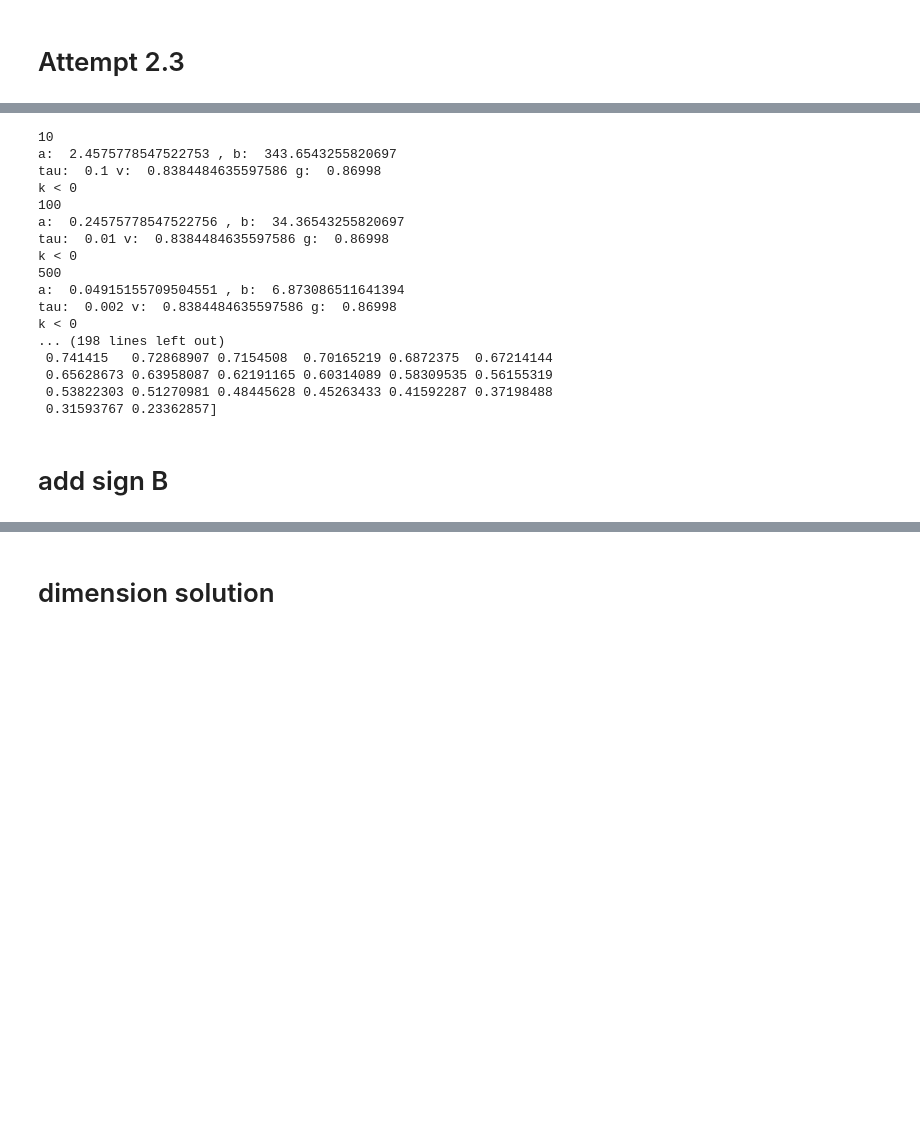
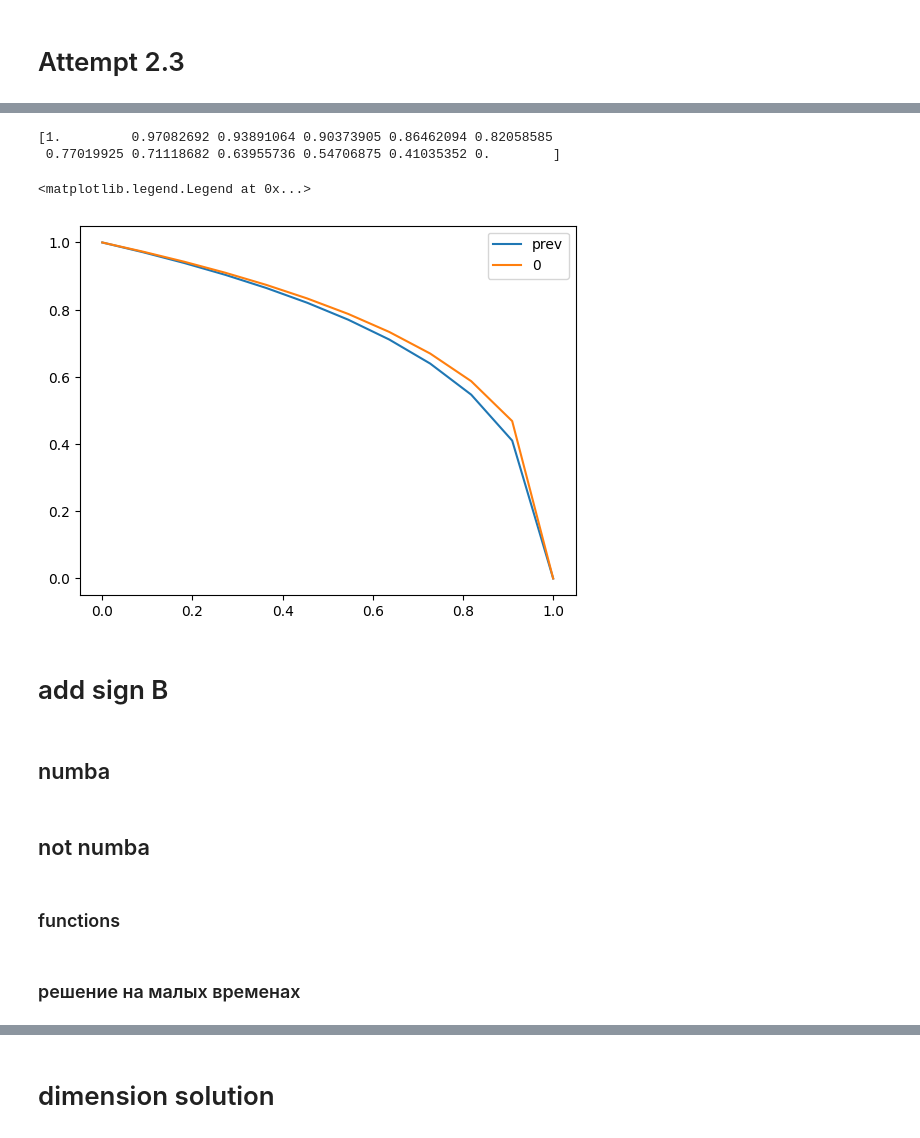
Before and after one commit to dashadem/CO2lovers, a Jupyter notebook: nonlinear.ipynb, the cells around one changed output, grey strips where cells are left out. Saved outputs shown, nothing was run; the diff lists cells and outputs as text; code cells hidden in the pictures; blank space fills up the shorter version.

```diff
--- a/nonlinear.ipynb
+++ b/nonlinear.ipynb
@@ -935,46 +926,28 @@ W:  [0.99409876 0.98809156 0.98197491 0.97574514 0.96939838 0.96293051
-# %%
-t0 = 0
-t_end = 10**(0)
-g0 = 0.86998
-# nt = 10**7
-N = 50
-# n_write = 10**5
-# n_print = 10**5
-
-# nts = [10,100,1000,10000,100000,1000000]
-nts = [10,100,500,1000,5000]
-# nts = []
-# nts = [10,100,500]
-# nts = [5000,10000]
-for nt in nts:
-    print(nt)
-    W0 = analyt_sol(N)
-    t0 = 0
-    t_end = 10**(0)
-    g0 = 0.86998
-    n_write = nt*10
-    n_print = nt//10
-    W, ts, gs, psis = get_solution(t0, t_end, nt, N, n_write, n_print, g0, W0)
-# %% [output]
-10
-a:  2.4575778547522753 , b:  343.6543255820697
-tau:  0.1 v:  0.8384484635597586 g:  0.86998
-k < 0
-100
-a:  0.24575778547522756 , b:  34.36543255820697
-tau:  0.01 v:  0.8384484635597586 g:  0.86998
-k < 0
-500
-a:  0.04915155709504551 , b:  6.873086511641394
-tau:  0.002 v:  0.8384484635597586 g:  0.86998
-k < 0
-... (198 lines left out)
- 0.741415   0.72868907 0.7154508  0.70165219 0.6872375  0.67214144
- 0.65628673 0.63958087 0.62191165 0.60314089 0.58309535 0.56155319
- 0.53822303 0.51270981 0.48445628 0.45263433 0.41592287 0.37198488
- 0.31593767 0.23362857]
+# %%
+xi = np.linspace(0,1,N+2)
+# u0 = np.sqrt(1 - xi)
+W0 = analyt_sol(N)
+u1 = np.ones(1)
+u1 = np.append(u1, W)
+u1 = np.append(u1, 0)
+
+u0 = np.ones(1)
+u0 = np.append(u0, W0)
+u0 = np.append(u0, 0)
+print(u1)
+
+plt.plot(xi,u1, label = 'prev')
+plt.plot(xi,u0, label = '0')
+plt.legend()
+# %% [output]
+[1.         0.97082692 0.93891064 0.90373905 0.86462094 0.82058585
+ 0.77019925 0.71118682 0.63955736 0.54706875 0.41035352 0.        ]
+<matplotlib.legend.Legend at 0x...>
+[figure, added]
 # %% [markdown]
 # add sign B
+# %% [markdown]
+## numba
 # %%
 @njit
 def psi_jit(w, g, h):
@@ -1146,4 +1119,8 @@ def get_solution_jit(t0, t_end, nt, N, n_write, g0, W0, sgnB):
             # write_sol(W_prev, t, g_prev, psi, N, t_end, nt)
             print_sol(W_prev, t, g_prev, psi)
     return W_prev, ts, gs, psis
+# %% [markdown]
+## not numba
+# %% [markdown]
+### functions
 # %%
@@ -1310 +1257,3 @@ def get_solution(t0, t_end, nt, N, n_write, n_print, g0, W0, sgnB):
     return W_prev, ts, gs, psis
+# %% [markdown]
+### решение на малых временах
```
Also changed, not shown: parts of 25 cells of this notebook.
